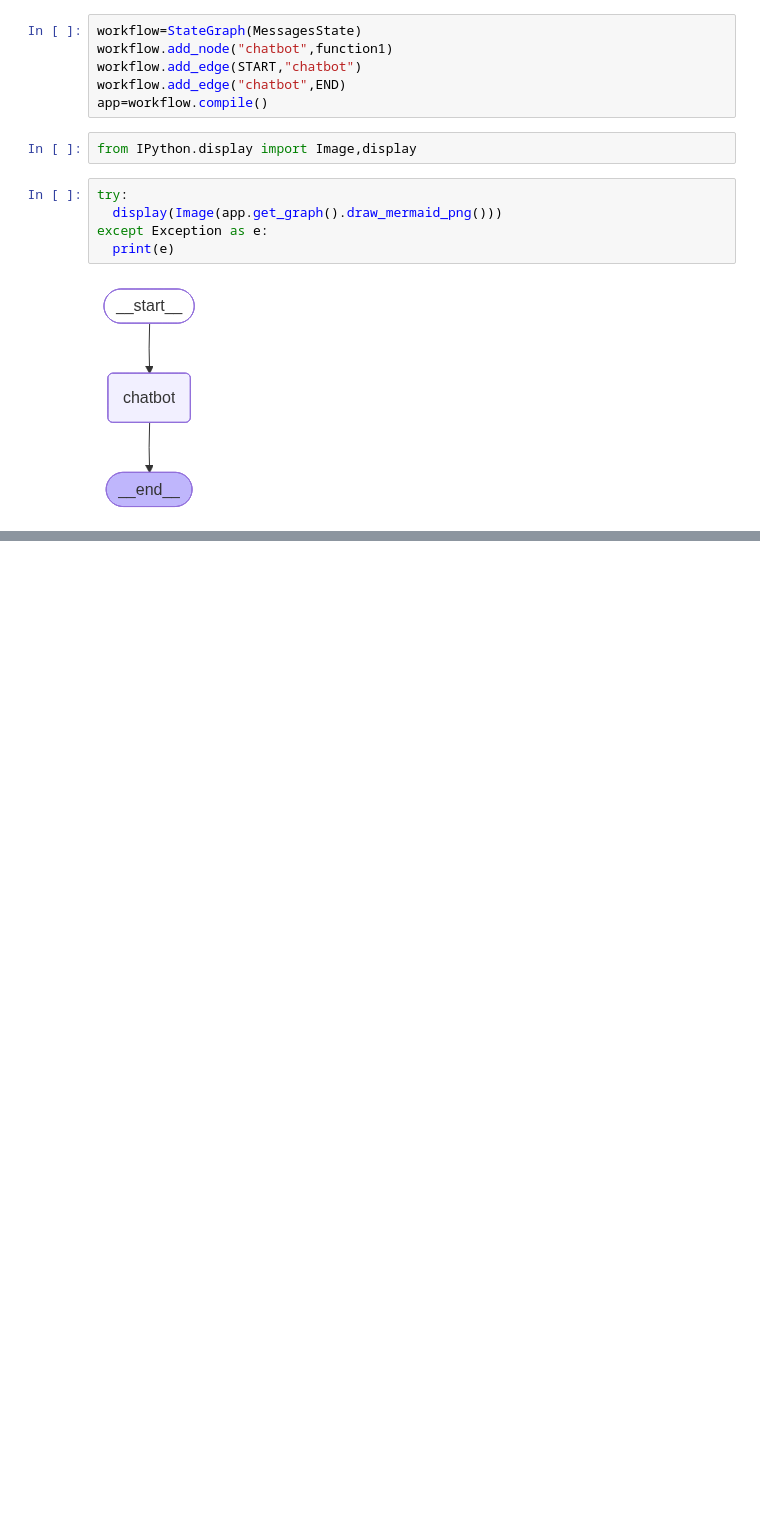
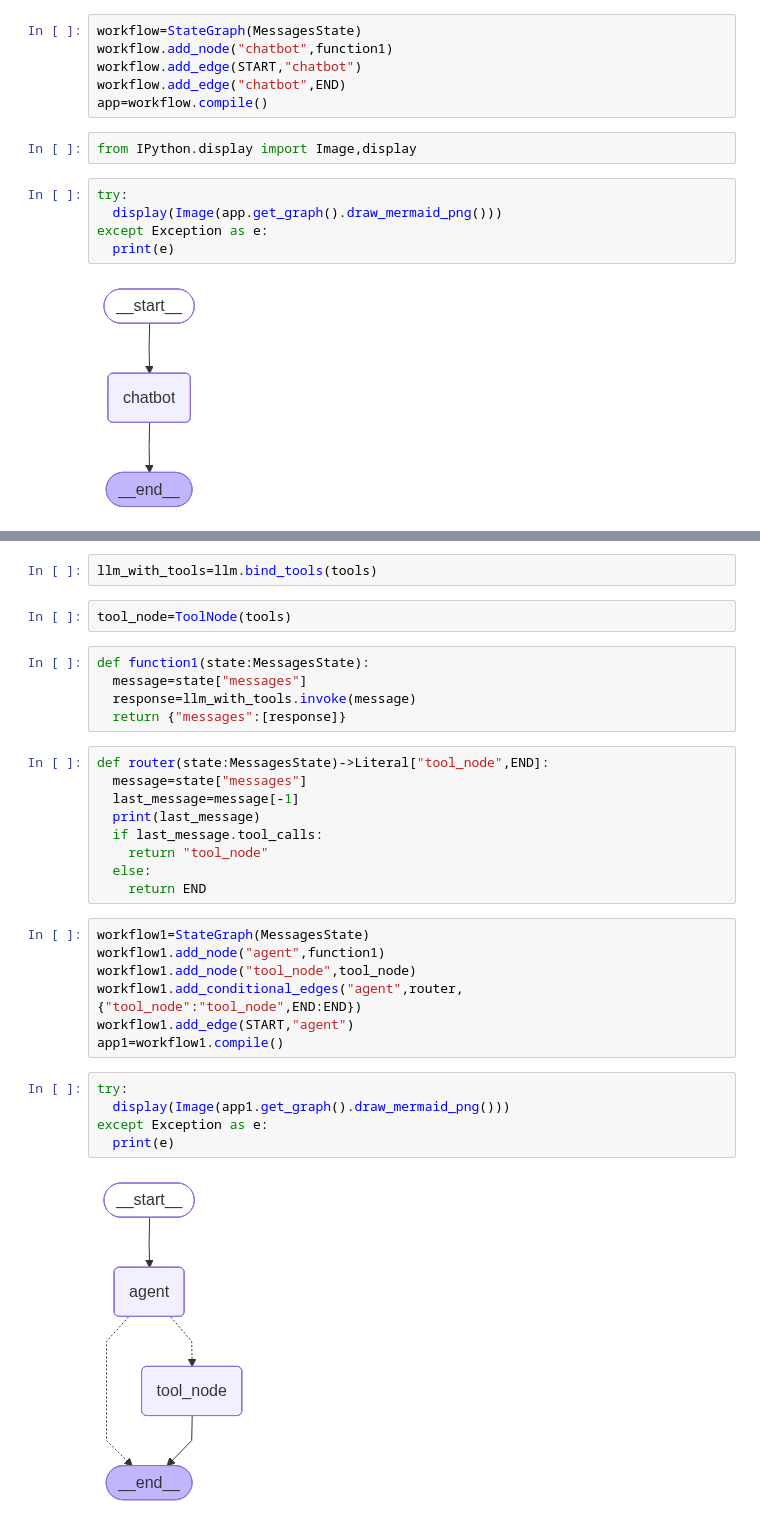
Before and after one commit to RautRitesh/langgraph, a Jupyter notebook: Langgraph_with_MessagesState.ipynb, the cells around one changed output, grey strips where cells are left out. Saved outputs shown, nothing was run; the diff lists cells and outputs as text; blank space fills up the shorter version.

```diff
--- a/Langgraph_with_MessagesState.ipynb
+++ b/Langgraph_with_MessagesState.ipynb
@@ -66,0 +99,32 @@ hello
+# %%
+llm_with_tools=llm.bind_tools(tools)
+# %%
+tool_node=ToolNode(tools)
+# %%
+def function1(state:MessagesState):
+  message=state["messages"]
+  response=llm_with_tools.invoke(message)
+  return {"messages":[response]}
+# %%
+def router(state:MessagesState)->Literal["tool_node",END]:
+  message=state["messages"]
+  last_message=message[-1]
+  print(last_message)
+  if last_message.tool_calls:
+    return "tool_node"
+  else:
+    return END
+# %%
+workflow1=StateGraph(MessagesState)
+workflow1.add_node("agent",function1)
+workflow1.add_node("tool_node",tool_node)
+workflow1.add_conditional_edges("agent",router,{"tool_node":"tool_node",END:END})
+workflow1.add_edge(START,"agent")
+app1=workflow1.compile()
+# %%
+try:
+  display(Image(app1.get_graph().draw_mermaid_png()))
+except Exception as e:
+  print(e)
+# %% [output]
+[figure, added]
```
Also changed, not shown: parts of 12 cells of this notebook.
